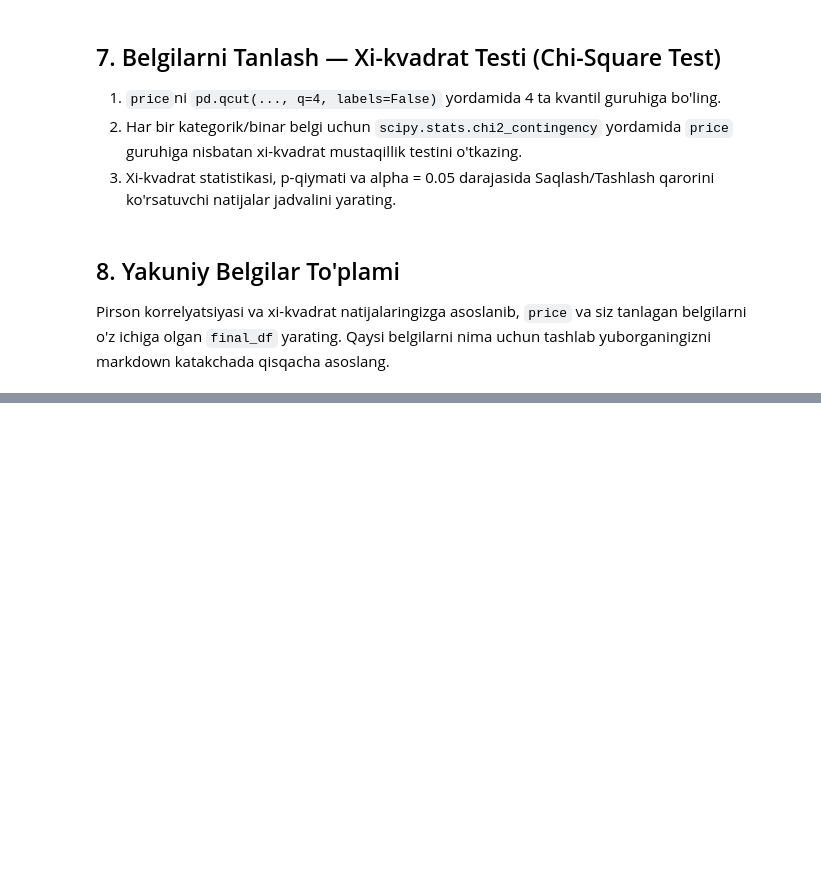
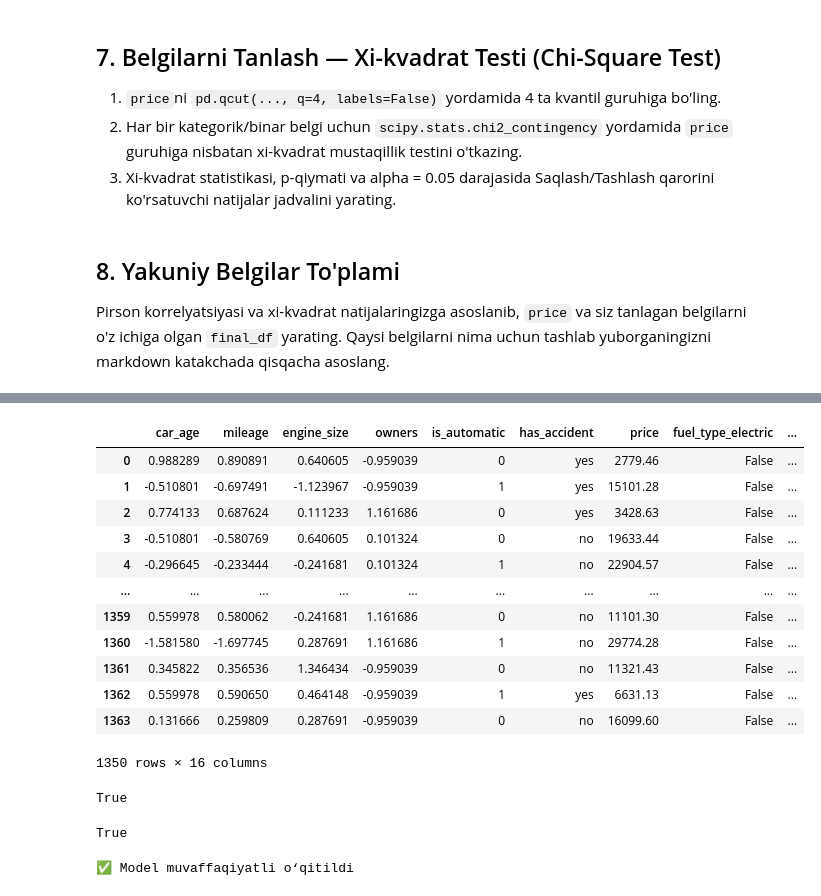
Before and after one commit to OydinZoidova/mlproject_car2, a Jupyter notebook: car_price_amaliyot.ipynb, the cells around one changed output, grey strips where cells are left out. Saved outputs shown, nothing was run; the diff lists cells and outputs as text; code cells hidden in the pictures; blank space fills up the shorter version.

```diff
--- a/car_price_amaliyot.ipynb
+++ b/car_price_amaliyot.ipynb
@@ -411,3 +495,0 @@ KeyError: 'mileage'
-# %%
-# TODO: mileage_category'ni one-hot kodlang
-df_cleaned=pd.get_dummies(df_cleaned,columns=['mileage'],drop_first=True)
@@ -415,0 +504,3 @@ KeyError: "None of [Index(['mileage'], dtype='object')] are in the [columns]"
+# %%
+df_cleaned = pd.get_dummies(df_cleaned, columns=['mileage_category'], drop_first=True)
+df_cleaned.head()
@@ -416,5 +523,9 @@ KeyError: "None of [Index(['mileage'], dtype='object')] are in the [columns]"
 # %%
 # TODO: car_age, mileage, engine_size, owners uchun StandardScaler
+from sklearn.preprocessing import StandardScaler
+cols=['car_age','mileage','engine_size','owners']
+scaler=StandardScaler()
+df_cleaned[cols]=scaler.fit_transform(df_cleaned[cols])
 # %% [markdown]
 ## 6. Belgilarni Tanlash — Pirson Korrelyatsiyasi (Pearson Correlation)
 Har bir sonli/binar belgi uchun `scipy.stats.pearsonr` yordamida `price` bilan Pirson korrelyatsiyasini hisoblang. Eng kuchlidan eng kuchsizgacha tartiblangan xulosa DataFrame yarating.
@@ -433,5 +570,10 @@ alpha = 0.05
 # %% [markdown]
 ## 8. Yakuniy Belgilar To'plami
 Pirson korrelyatsiyasi va xi-kvadrat natijalaringizga asoslanib, `price` va siz tanlagan belgilarni o'z ichiga olgan `final_df` yarating. Qaysi belgilarni nima uchun tashlab yuborganingizni markdown katakchada qisqacha asoslang.
+# %%
+from scipy.stats import chi2_contingency
+alpha = 0.05
+# TODO: price_bin, chi2 sikli, natijalar jadvali
+df_cleaned['price_bin']=pd.qcut(df_cleaned['price'], q=4, labels=False)
 # %%
 # TODO: final_df = df_cleaned[[...]]
@@ -437,0 +603,22 @@ Pirson korrelyatsiyasi va xi-kvadrat natijalaringizga asoslanib, `price` va siz
+# %%
+final_df=df_cleaned[[
+    'car_age', 'mileage', 'engine_size', 'owners', 'is_automatic',
+       'has_accident', 'price', 'fuel_type_electric', 'fuel_type_hybrid',
+       'fuel_type_petrol', 'city_tier_tier2', 'city_tier_tier3',
+       'mileage_category_Medium', 'mileage_category_High',
+       'mileage_category_Very high', 'price_bin']]
+final_df
+# %% [output]
+|  | car_age | mileage | engine_size | owners | is_automatic | has_accident | price | fuel_type_electric | ... |
+| 0 | 0.988289 | 0.890891 | 0.640605 | -0.959039 | 0 | yes | 2779.46 | False | ... |
+| 1 | -0.510801 | -0.697491 | -1.123967 | -0.959039 | 1 | yes | 15101.28 | False | ... |
+| 2 | 0.774133 | 0.687624 | 0.111233 | 1.161686 | 0 | yes | 3428.63 | False | ... |
+| 3 | -0.510801 | -0.580769 | 0.640605 | 0.101324 | 0 | no | 19633.44 | False | ... |
+| 4 | -0.296645 | -0.233444 | -0.241681 | 0.101324 | 1 | no | 22904.57 | False | ... |
+| ... | ... | ... | ... | ... | ... | ... | ... | ... | ... |
+| 1359 | 0.559978 | 0.580062 | -0.241681 | 1.161686 | 0 | no | 11101.30 | False | ... |
+| 1360 | -1.581580 | -1.697745 | 0.287691 | 1.161686 | 1 | no | 29774.28 | False | ... |
+| 1361 | 0.345822 | 0.356536 | 1.346434 | -0.959039 | 0 | no | 11321.43 | False | ... |
+| 1362 | 0.559978 | 0.590650 | 0.464148 | -0.959039 | 1 | yes | 6631.13 | False | ... |
+| 1363 | 0.131666 | 0.259809 | 0.287691 | -0.959039 | 0 | no | 16099.60 | False | ... |
+1350 rows × 16 columns
@@ -437,0 +629,8 @@ Pirson korrelyatsiyasi va xi-kvadrat natijalaringizga asoslanib, `price` va siz
+# %%
+'price' in df_cleaned.columns
+# %% [output]
+True
+# %%
+'price' in final_df.columns
+# %% [output]
+True
@@ -437,0 +640,25 @@ Pirson korrelyatsiyasi va xi-kvadrat natijalaringizga asoslanib, `price` va siz
+# %%
+# X va y
+X = final_df.drop('price', axis=1)
+y = final_df['price']   # ❗ MUHIM
+
+# encoding
+X = pd.get_dummies(X, drop_first=True)
+
+# NaN tozalash
+X = X.fillna(0)
+y = y.fillna(0)
+
+# split
+from sklearn.model_selection import train_test_split
+X_train, X_test, y_train, y_test = train_test_split(X, y, random_state=42)
+
+# model
+from sklearn.ensemble import RandomForestRegressor
+rf_model = RandomForestRegressor(n_estimators=100, random_state=42)
+
+rf_model.fit(X_train, y_train)
+
+print("✅ Model muvaffaqiyatli o‘qitildi")
+# %% [output]
+✅ Model muvaffaqiyatli o‘qitildi
```
Also changed, not shown: parts of 35 cells of this notebook, 1 other file.
